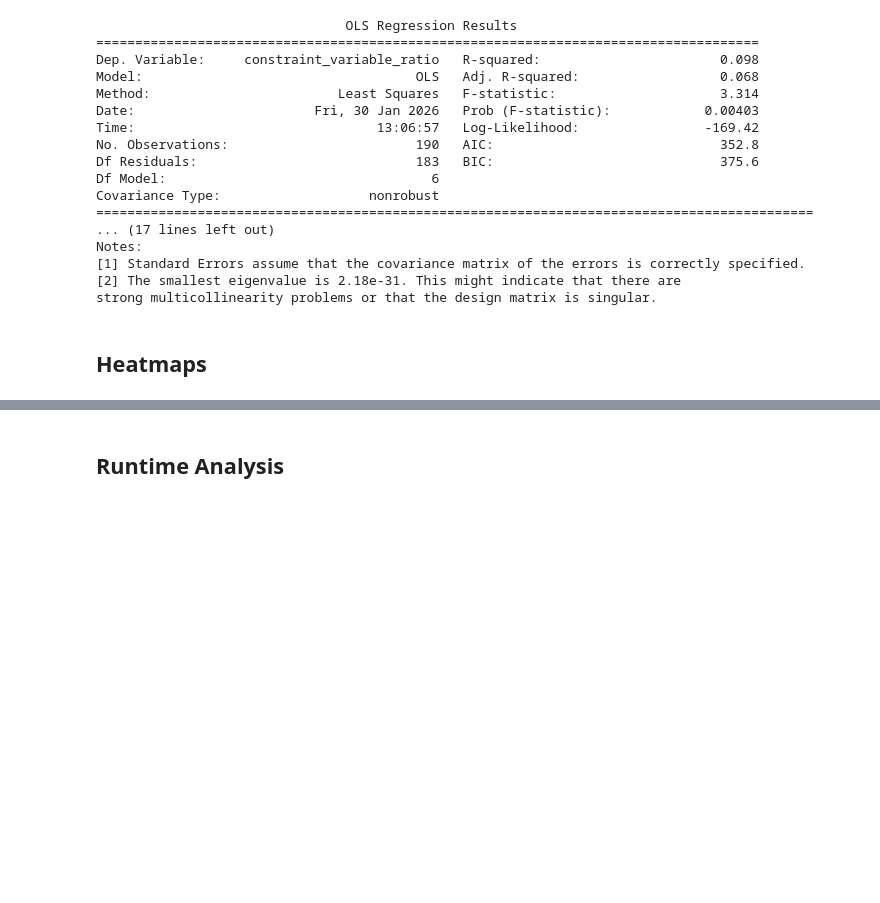
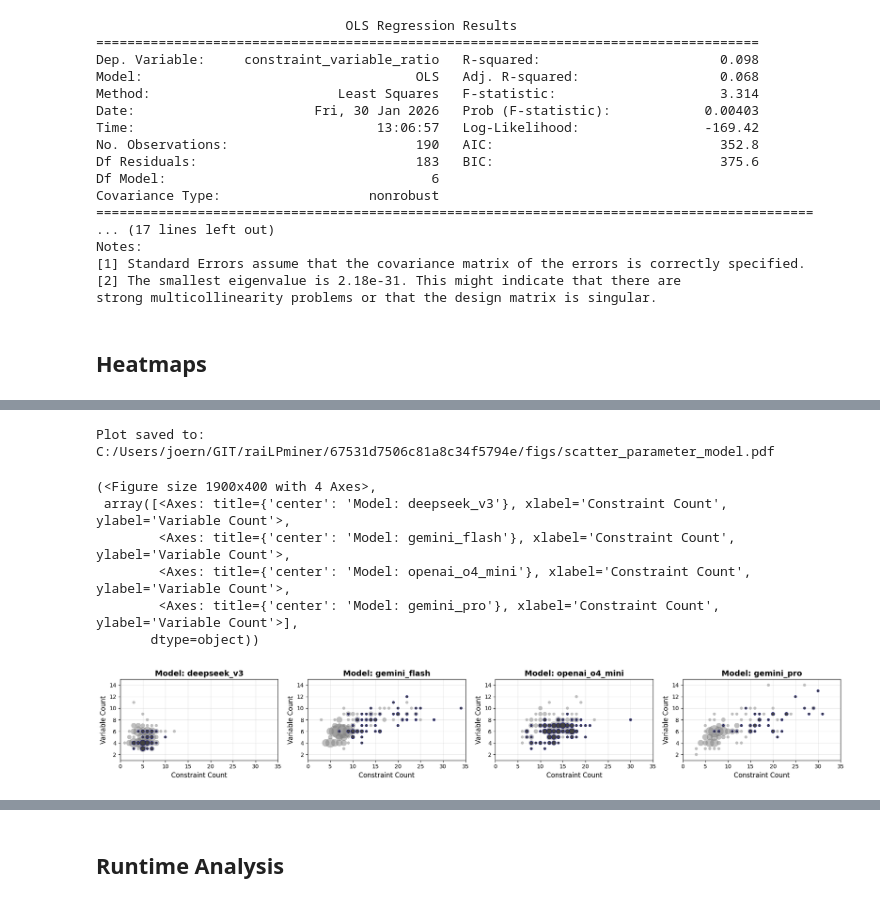
Before and after one commit to joernmht/raiLPminerExperimentation, a Jupyter notebook: raiLPminer_submitted.ipynb, the cells around one changed output, grey strips where cells are left out. Cells and saved outputs as stored; diff of their text form; code cells hidden in the pictures; blank space fills up the shorter version.

```diff
--- a/raiLPminer_submitted.ipynb
+++ b/raiLPminer_submitted.ipynb
@@ -3996,4 +4104,16 @@ def create_advanced_scatter_analysis(df, category_col='model', x_col='constraint
         print(f"Plot saved to: {save_path}")
 
     return fig, axes
+# %%
+fig_path_dir: str = r"C:/Users/joern/GIT/raiLPminer/67531d7506c81a8c34f5794e/figs/"
+create_advanced_scatter_analysis(df[df["paper"] == "Paper_1"], category_col='model',bottom_margin=0.2, figsize=(19, 4), save_path=fig_path_dir+"scatter_parameter_model.pdf")
+# %% [output]
+Plot saved to: C:/Users/joern/GIT/raiLPminer/67531d7506c81a8c34f5794e/figs/scatter_parameter_model.pdf
+(<Figure size 1900x400 with 4 Axes>,
+ array([<Axes: title={'center': 'Model: deepseek_v3'}, xlabel='Constraint Count', ylabel='Variable Count'>,
+        <Axes: title={'center': 'Model: gemini_flash'}, xlabel='Constraint Count', ylabel='Variable Count'>,
+        <Axes: title={'center': 'Model: openai_o4_mini'}, xlabel='Constraint Count', ylabel='Variable Count'>,
+        <Axes: title={'center': 'Model: gemini_pro'}, xlabel='Constraint Count', ylabel='Variable Count'>],
+       dtype=object))
+[figure, added]
 # %%
```
Also changed, not shown: parts of 16 cells of this notebook, 3 other files.
